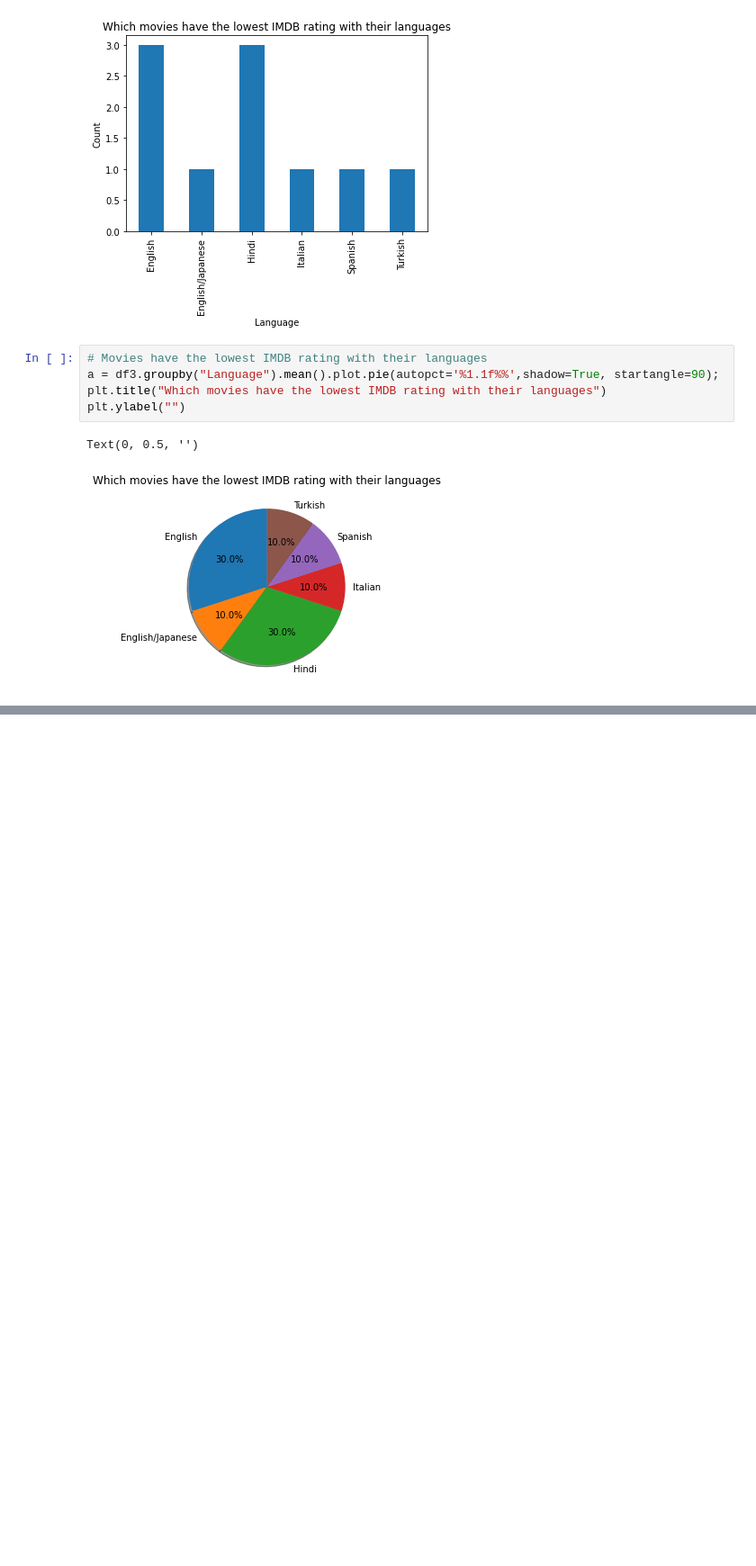
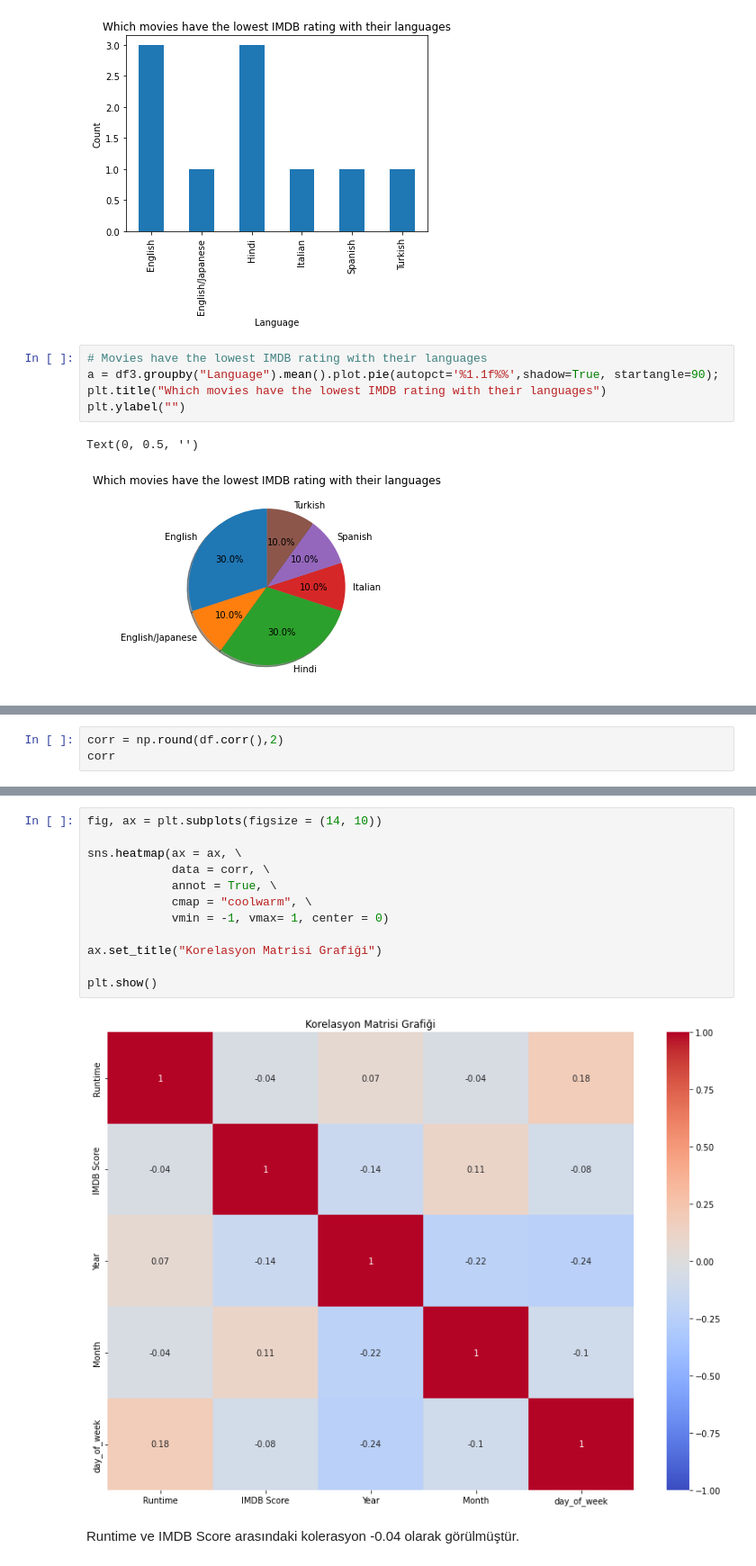
Before and after one commit to b21892757/globalai-project, a Jupyter notebook: hw2_netflixPD.ipynb, the cells around one changed output, grey strips where cells are left out. Shown at 90% size. Drawn from its saved outputs; the diff is of its cells as text; blank space fills up the shorter version.

```diff
--- a/hw2_netflixPD.ipynb
+++ b/hw2_netflixPD.ipynb
@@ -244,0 +288,3 @@ Text(0, 0.5, '')
+# %%
+corr = np.round(df.corr(),2)
+corr
@@ -244,0 +298,16 @@ Text(0, 0.5, '')
+# %%
+fig, ax = plt.subplots(figsize = (14, 10))
+
+sns.heatmap(ax = ax, \
+            data = corr, \
+            annot = True, \
+            cmap = "coolwarm", \
+            vmin = -1, vmax= 1, center = 0)
+
+ax.set_title("Korelasyon Matrisi Grafiği")
+
+plt.show()
+# %% [output]
+[figure, added]
+# %% [markdown]
+Runtime ve IMDB Score arasındaki kolerasyon -0.04 olarak görülmüştür.
```
Also changed, not shown: parts of 9 cells of this notebook.
